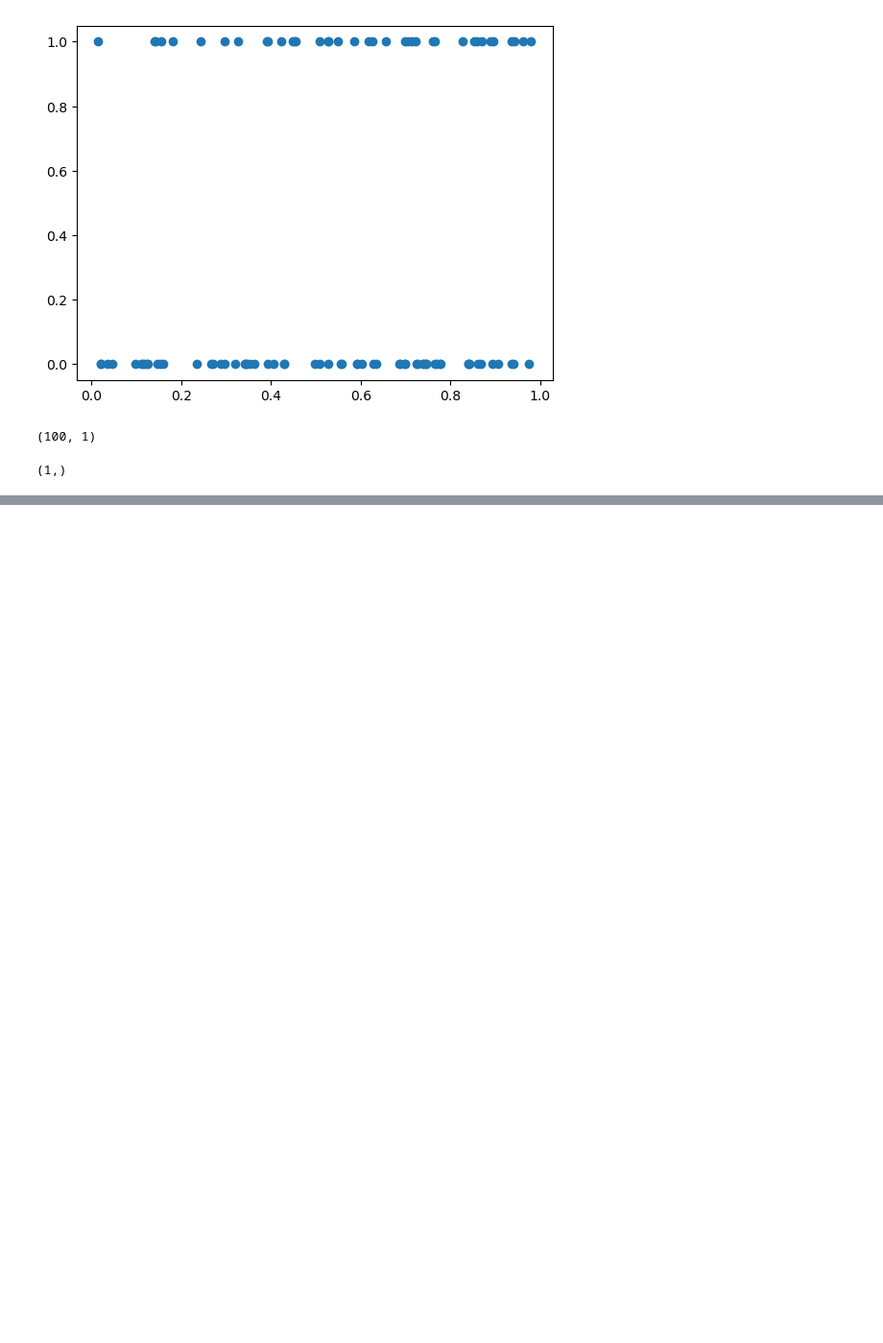
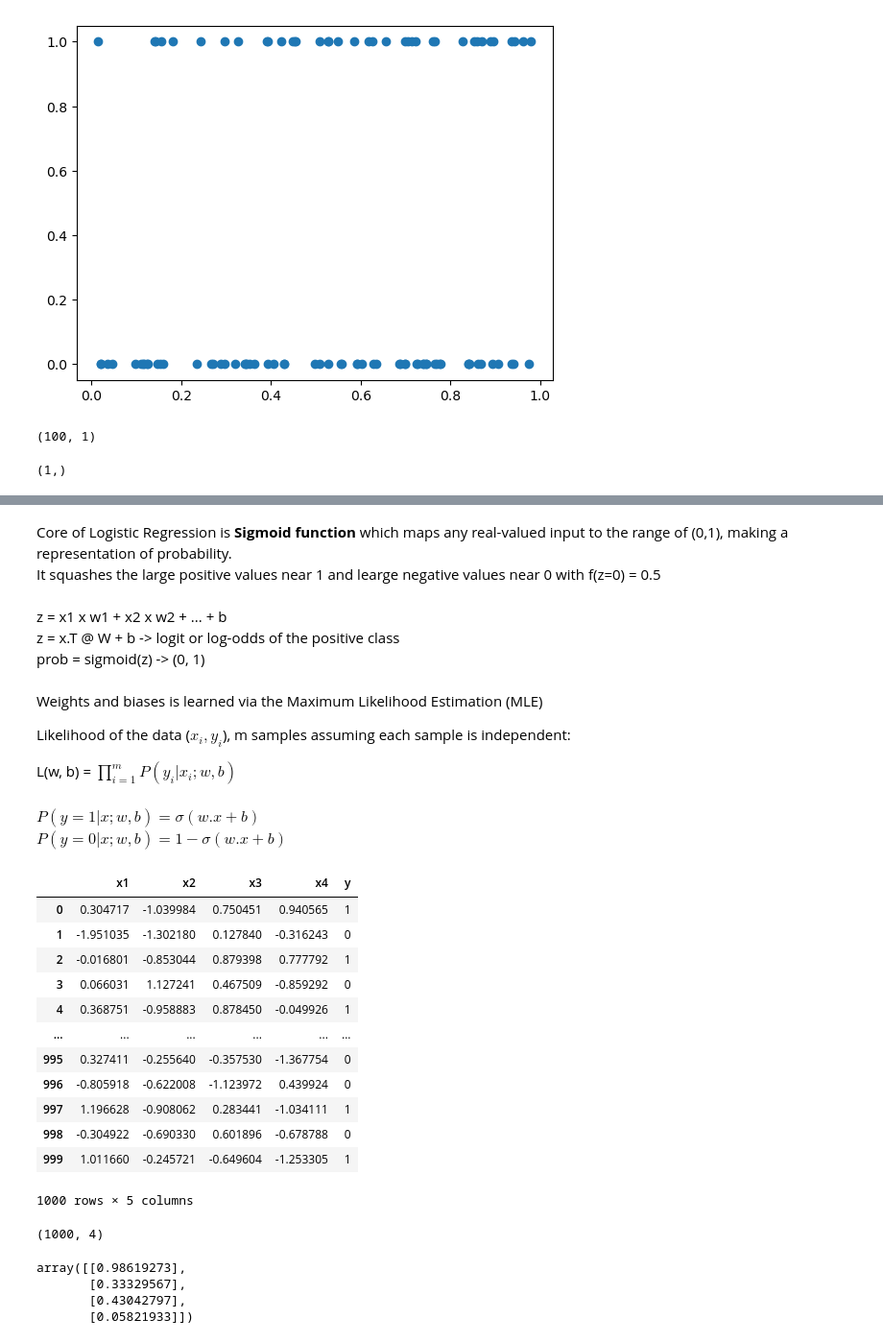
Before and after one commit to paarthmadan29/everything-from-scratch, a Jupyter notebook: 01-classical-ml/dummy.ipynb, the cells around one changed output, grey strips where cells are left out. Shown at 96% size. Drawn from its saved outputs; the diff is of its cells as text; code cells hidden in the pictures; blank space fills up the shorter version.

Commit message:
logistic regression notebook

```diff
--- a/01-classical-ml/dummy.ipynb
+++ b/01-classical-ml/dummy.ipynb
@@ -63,0 +61,3 @@ X_train = train[0]
+# %%
+data = pd.read_csv("./data/dummy_logreg_data.csv")
+data.head()
@@ -63,0 +88,3 @@ X_train = train[0]
+# %% [markdown]
+Core of Logistic Regression is <b>Sigmoid function</b> which maps any real-valued input to the range of (0,1), making a representation of probability. <br>
+It squashes the large positive values near 1 and learge negative values near 0 with f(z=0) = 0.5
@@ -63,0 +94,29 @@ X_train = train[0]
+# %% [markdown]
+z = x1 x w1 + x2 x w2 + ... + b <br>
+z = x.T @ W + b -> logit or log-odds of the positive class <br>
+prob = sigmoid(z)  -> (0, 1)
+# %% [markdown]
+Weights and biases is learned via the Maximum Likelihood Estimation (MLE) <br>
+
+Likelihood of the data ($x_i, y_i$), m samples assuming each sample is independent: <br>
+
+L(w, b) = $\prod_{i=1}^{m} P(y_i | x_i ;w, b)$
+# %% [markdown]
+$P(y=1|x;w,b) = \sigma(w.x + b)$ <br>
+$P(y=0|x;w,b) = 1- \sigma(w.x + b)$
+# %%
+data
+# %% [output]
+|  | x1 | x2 | x3 | x4 | y |
+| 0 | 0.304717 | -1.039984 | 0.750451 | 0.940565 | 1 |
+| 1 | -1.951035 | -1.302180 | 0.127840 | -0.316243 | 0 |
+| 2 | -0.016801 | -0.853044 | 0.879398 | 0.777792 | 1 |
+| 3 | 0.066031 | 1.127241 | 0.467509 | -0.859292 | 0 |
+| 4 | 0.368751 | -0.958883 | 0.878450 | -0.049926 | 1 |
+| ... | ... | ... | ... | ... | ... |
+| 995 | 0.327411 | -0.255640 | -0.357530 | -1.367754 | 0 |
+| 996 | -0.805918 | -0.622008 | -1.123972 | 0.439924 | 0 |
+| 997 | 1.196628 | -0.908062 | 0.283441 | -1.034111 | 1 |
+| 998 | -0.304922 | -0.690330 | 0.601896 | -0.678788 | 0 |
+| 999 | 1.011660 | -0.245721 | -0.649604 | -1.253305 | 1 |
+1000 rows × 5 columns
@@ -63,0 +125,5 @@ X_train = train[0]
+# %%
+X = np.array(data.iloc[:, :-1])
+X.shape
+# %% [output]
+(1000, 4)
@@ -63,0 +135,7 @@ X_train = train[0]
+# %%
+w
+# %% [output]
+array([[0.98619273],
+       [0.33329567],
+       [0.43042797],
+       [0.05821933]])
```
Also changed, not shown: parts of 31 cells of this notebook.
